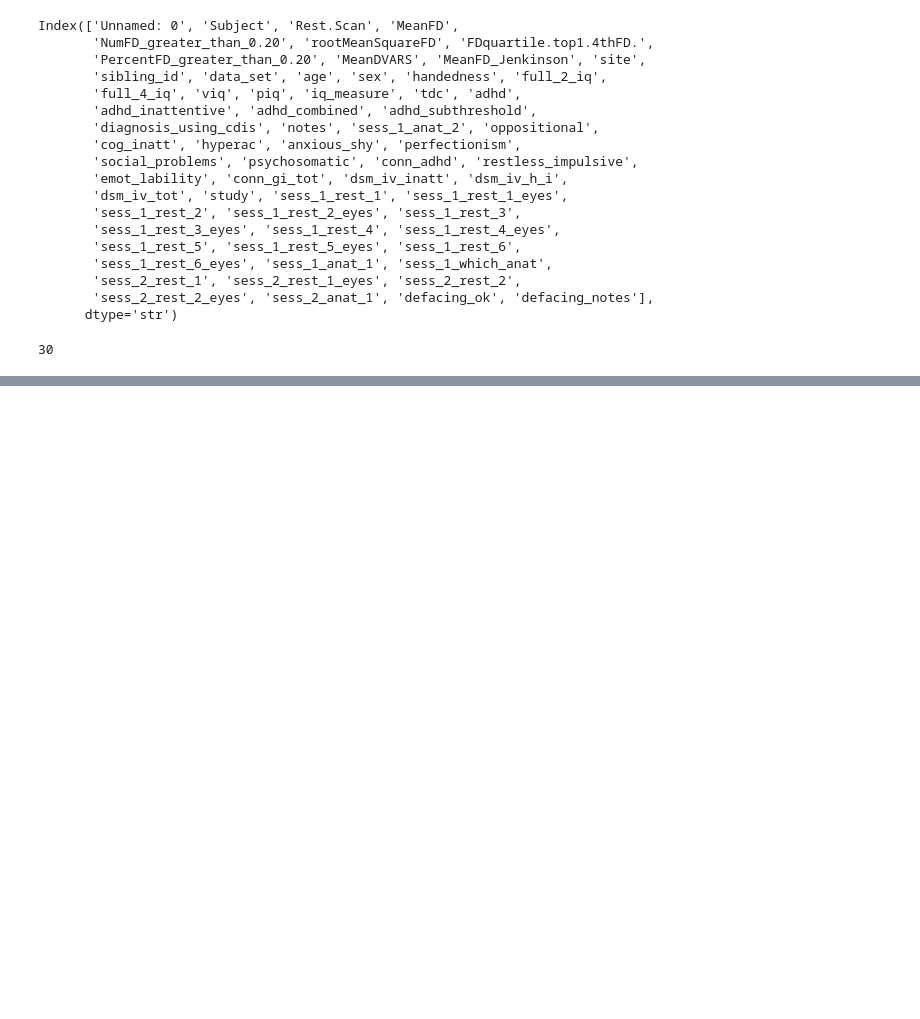
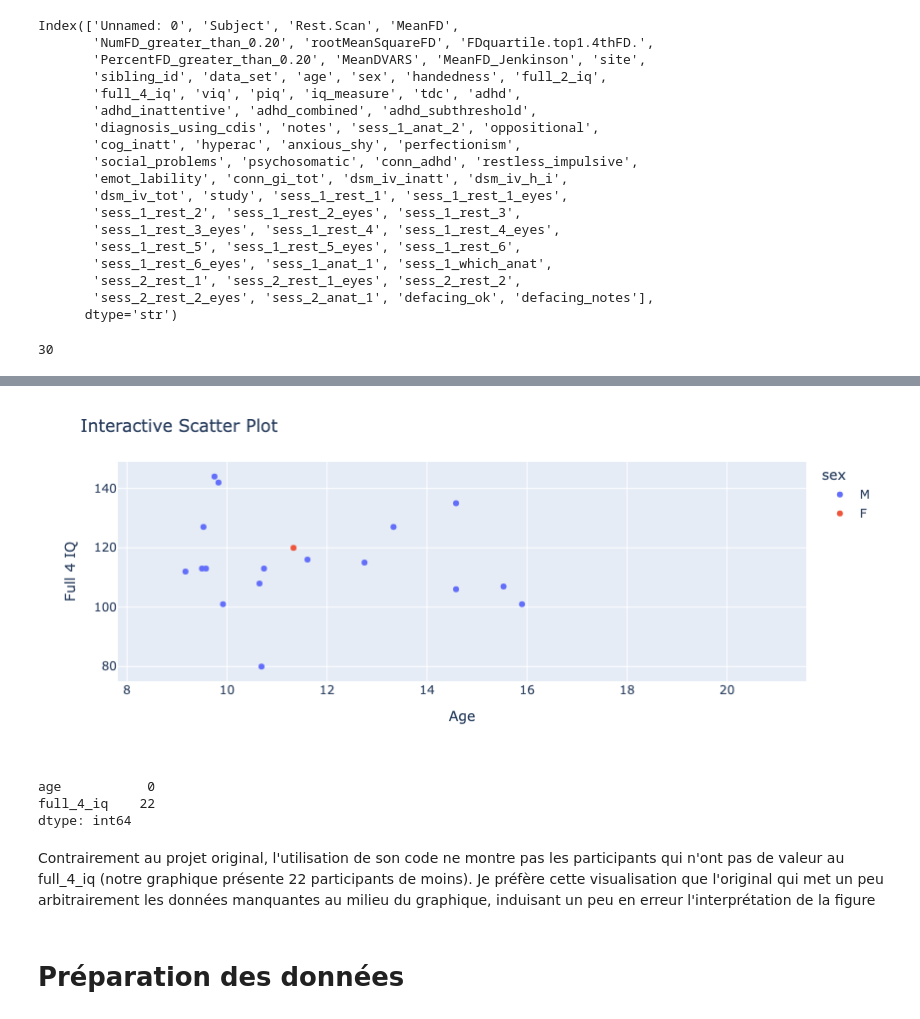
Before and after one commit to psy3019-6973-2026/Nguyen_ProjetFinal, a Jupyter notebook: projet_final.ipynb, the cells around one changed output, grey strips where cells are left out. Saved outputs shown, nothing was run; the diff lists cells and outputs as text; code cells hidden in the pictures; blank space fills up the shorter version.

```diff
--- a/projet_final.ipynb
+++ b/projet_final.ipynb
@@ -146,0 +126,26 @@ Name: Subject, dtype: int64
+# %%
+# Reproduction du scatter plot
+fig = px.scatter(pheno_all, x='age', y='full_4_iq', color='sex', hover_data=['adhd', 'cog_inatt', 'hyperac', 'anxious_shy', 'perfectionism',
+       'social_problems','conn_adhd', 'restless_impulsive',])
+
+fig.update_layout(
+    title="Interactive Scatter Plot",
+    xaxis_title="Age",
+    yaxis_title="Full 4 IQ"
+)
+
+fig.show()
+# %% [output]
+[figure, added]
+# %%
+# Vérification de pourquoi graphique différent que projet initial
+print(pheno_all[['age', 'full_4_iq']].isna().sum())
+# %% [output]
+age           0
+full_4_iq    22
+dtype: int64
+# %% [markdown]
+
+Contrairement au projet original, l'utilisation de son code ne montre pas les participants qui n'ont pas de valeur au full_4_iq (notre graphique présente 22 participants de moins). Je préfère cette visualisation que l'original qui met un peu arbitrairement les données manquantes au milieu du graphique, induisant un peu en erreur l'interprétation de la figure
+# %% [markdown]
+# Préparation des données
```
Also changed, not shown: parts of 30 cells of this notebook.
